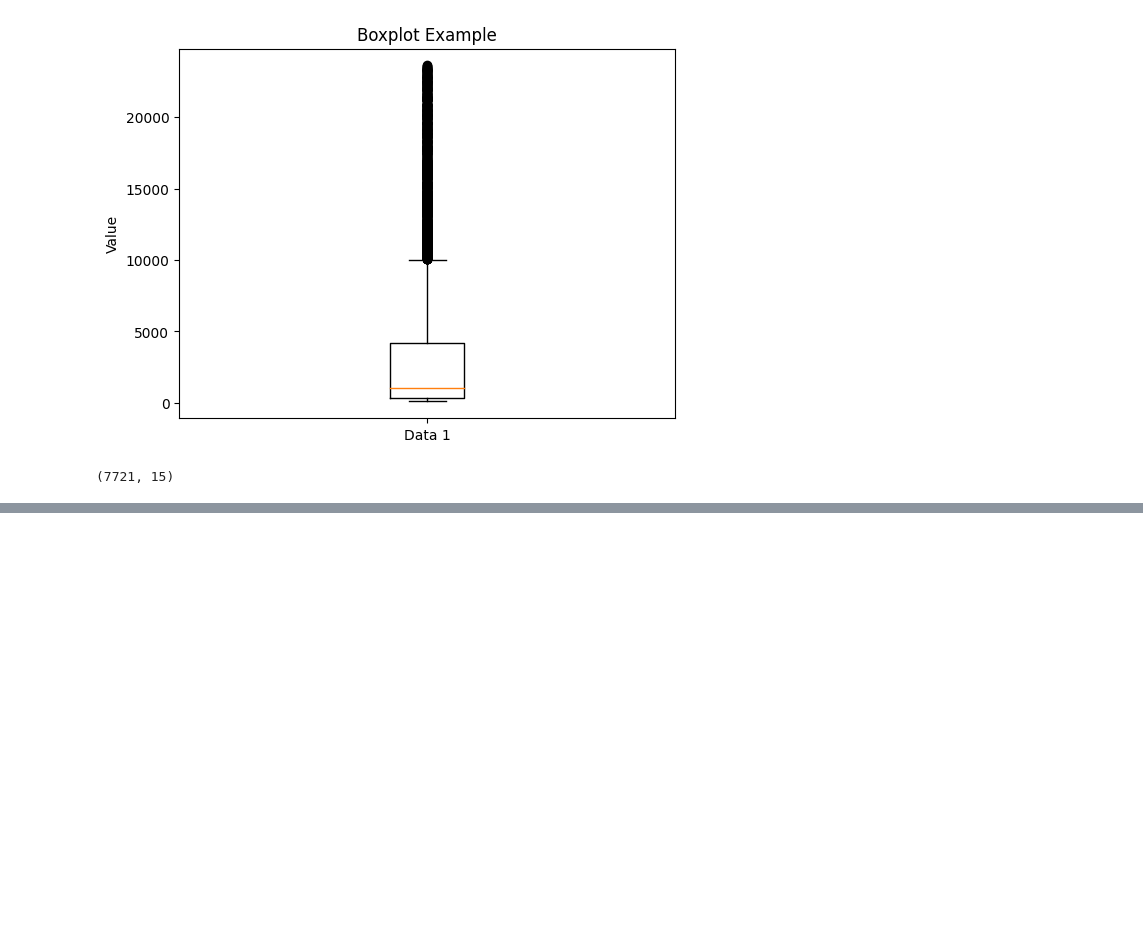
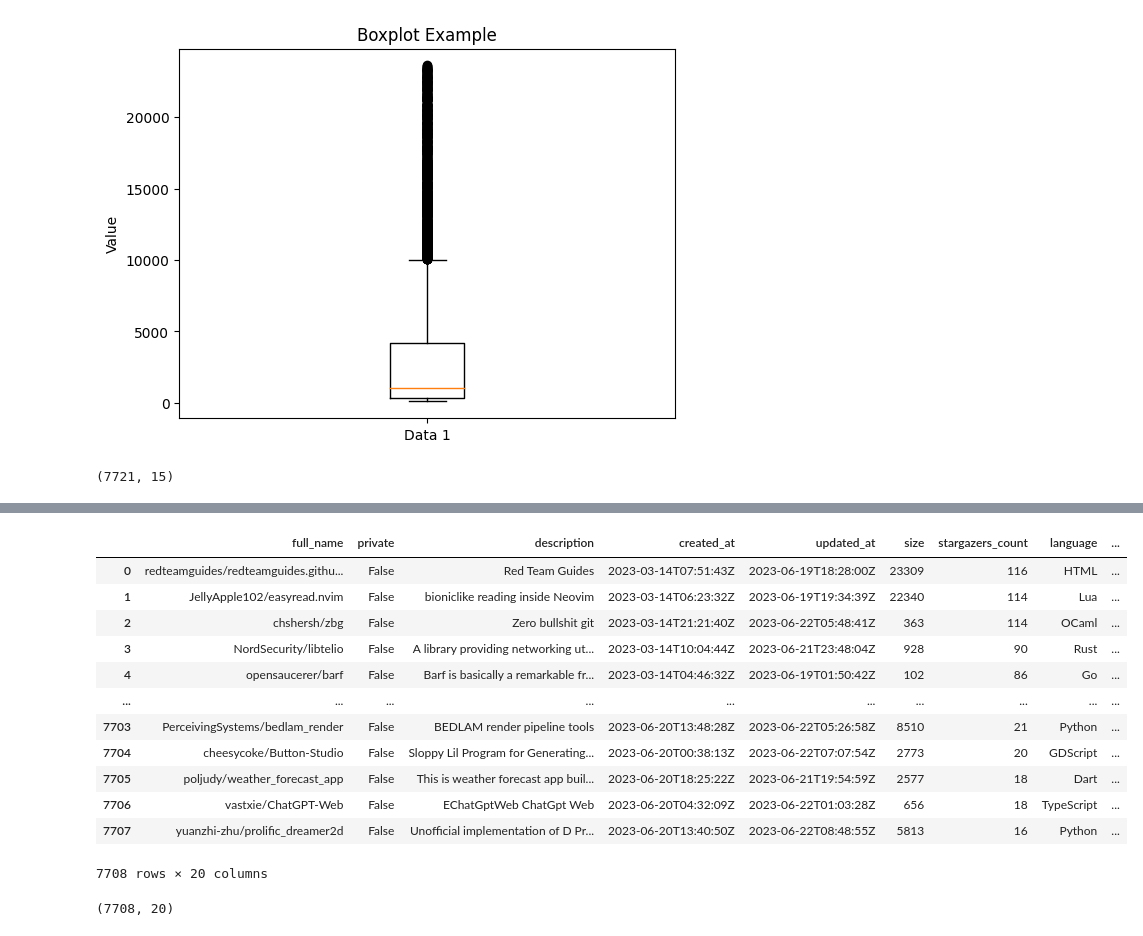
Before and after one commit to Senh1ji/scraping-github-project, a Jupyter notebook: data_cleaning.ipynb, the cells around one changed output, grey strips where cells are left out. Cells and saved outputs as stored; diff of their text form; code cells hidden in the pictures; blank space fills up the shorter version.

```diff
--- a/data_cleaning.ipynb
+++ b/data_cleaning.ipynb
@@ -484,0 +1051,28 @@ for link in tqdm(data_repo["languages_url"].iloc[4000:5000]):
+# %%
+import requests
+import time
+count = 0
+token1 = "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"
+token2 = "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"
+for link in tqdm(data_final["subscribers_url"].iloc[6706:7708]):
+    count = count + 1
+    access_token = token2
+
+    headers = {"Authorization": f"Token {access_token}"}
+
+    response = requests.get(link, headers=headers)
+
+    if response.status_code == 200:
+        dt = response.json()
+        watcher = []
+        for x in dt:
+            watcher.append(x['login'])
+        print(len(watcher))
+        num_watcher1.append(len(watcher))
+    else:
+        num_watcher1.append(None)
+
+
+    if count == 100:
+        time.sleep(1)
+        count = 0
@@ -484,0 +1097,3 @@ for link in tqdm(data_repo["languages_url"].iloc[4000:5000]):
+# %%
+for num in num_watcher1:
+    num_watcher.append(num)
@@ -484,0 +1104,2 @@ for link in tqdm(data_repo["languages_url"].iloc[4000:5000]):
+# %%
+data_final["wtache"] = num_watcher
@@ -484,0 +1126,23 @@ for link in tqdm(data_repo["languages_url"].iloc[4000:5000]):
+# %%
+data_final.drop(["subscribers_url", "watchers_count"], axis=1, inplace=True)
+# %%
+data_final
+# %% [output]
+|  | full_name | private | description | created_at | updated_at | size | stargazers_count | language | ... |
+| 0 | redteamguides/redteamguides.githu... | False | Red Team Guides | 2023-03-14T07:51:43Z | 2023-06-19T18:28:00Z | 23309 | 116 | HTML | ... |
+| 1 | JellyApple102/easyread.nvim | False | bioniclike reading inside Neovim | 2023-03-14T06:23:32Z | 2023-06-19T19:34:39Z | 22340 | 114 | Lua | ... |
+| 2 | chshersh/zbg | False | Zero bullshit git | 2023-03-14T21:21:40Z | 2023-06-22T05:48:41Z | 363 | 114 | OCaml | ... |
+| 3 | NordSecurity/libtelio | False | A library providing networking ut... | 2023-03-14T10:04:44Z | 2023-06-21T23:48:04Z | 928 | 90 | Rust | ... |
+| 4 | opensaucerer/barf | False | Barf is basically a remarkable fr... | 2023-03-14T04:46:32Z | 2023-06-19T01:50:42Z | 102 | 86 | Go | ... |
+| ... | ... | ... | ... | ... | ... | ... | ... | ... | ... |
+| 7703 | PerceivingSystems/bedlam_render | False | BEDLAM render pipeline tools | 2023-06-20T13:48:28Z | 2023-06-22T05:26:58Z | 8510 | 21 | Python | ... |
+| 7704 | cheesycoke/Button-Studio | False | Sloppy Lil Program for Generating... | 2023-06-20T00:38:13Z | 2023-06-22T07:07:54Z | 2773 | 20 | GDScript | ... |
+| 7705 | poljudy/weather_forecast_app | False | This is weather forecast app buil... | 2023-06-20T18:25:22Z | 2023-06-21T19:54:59Z | 2577 | 18 | Dart | ... |
+| 7706 | vastxie/ChatGPT-Web | False | EChatGptWeb ChatGpt Web | 2023-06-20T04:32:09Z | 2023-06-22T01:03:28Z | 656 | 18 | TypeScript | ... |
+| 7707 | yuanzhi-zhu/prolific_dreamer2d | False | Unofficial implementation of D Pr... | 2023-06-20T13:40:50Z | 2023-06-22T08:48:55Z | 5813 | 16 | Python | ... |
+7708 rows × 20 columns
+# %%
+#data dimension
+data_final.shape
+# %% [output]
+(7708, 20)
```
Also changed, not shown: parts of 99 cells of this notebook.
